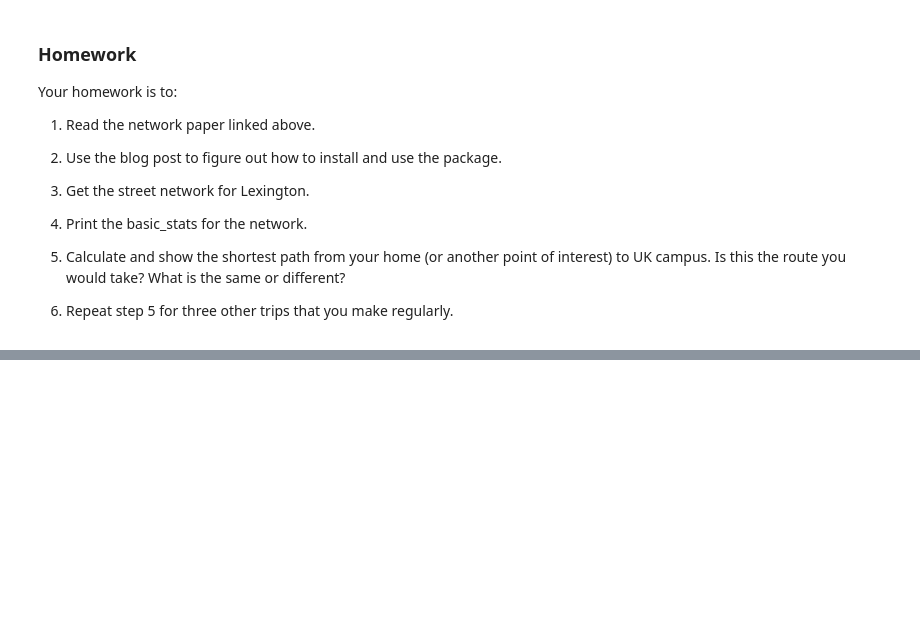
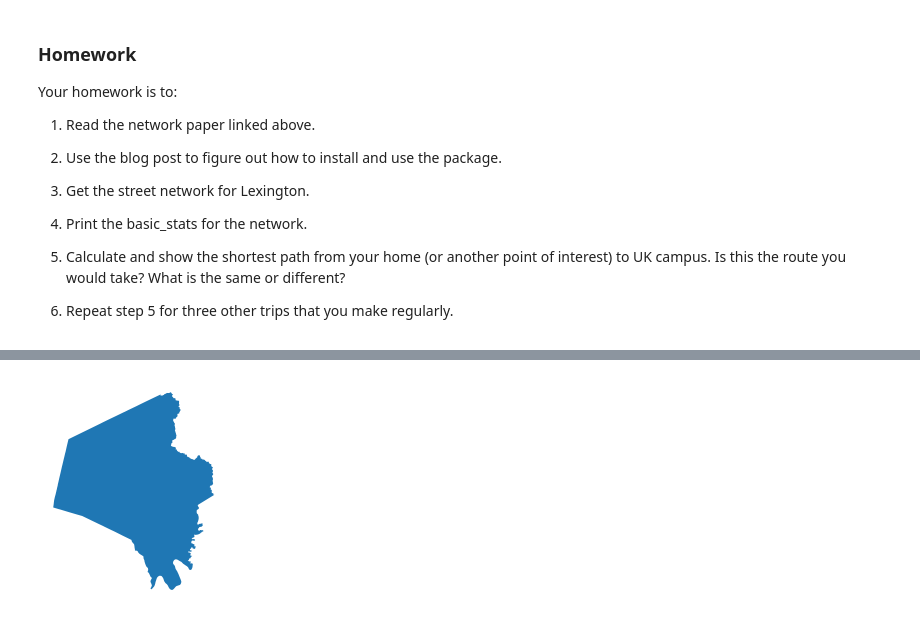
Before and after one commit to dako226/ce599, a Jupyter notebook: 18-Networks 2/Networks_OSM.ipynb, the cells around one changed output, grey strips where cells are left out. Saved outputs shown, nothing was run; the diff lists cells and outputs as text; code cells hidden in the pictures; blank space fills up the shorter version.

Commit message:
final project

```diff
--- a/18-Networks 2/Networks_OSM.ipynb
+++ b/18-Networks 2/Networks_OSM.ipynb
@@ -57,0 +82,9 @@ ox.plot_graph(ox.graph_from_place('Modena, Italy'))
+# %%
+#3.
+#Map of Lexington
+import osmnx as ox
+city = ox.geocode_to_gdf('Lexington, Kentucky')
+ax = ox.project_gdf(city).plot()
+_ = ax.axis('off')
+# %% [output]
+[figure, added]
```
Also changed, not shown: parts of 13 cells of this notebook, 35 other files.
